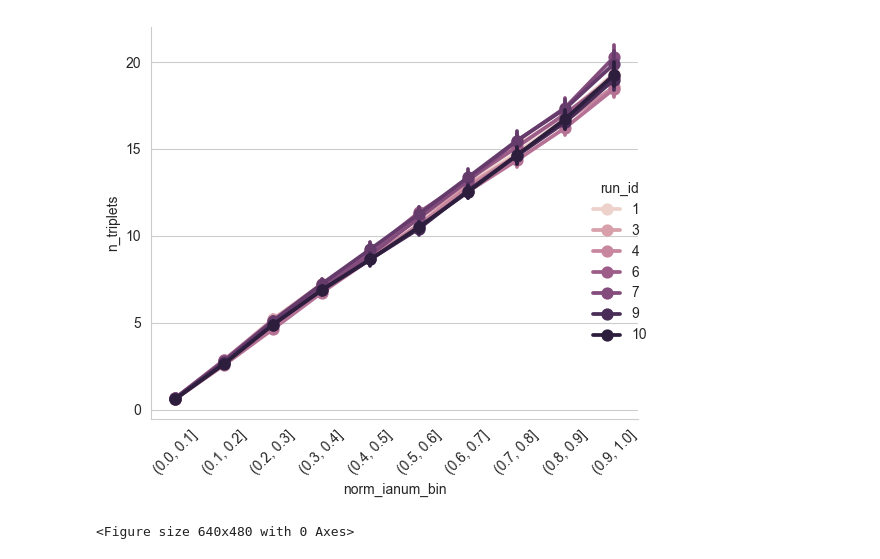
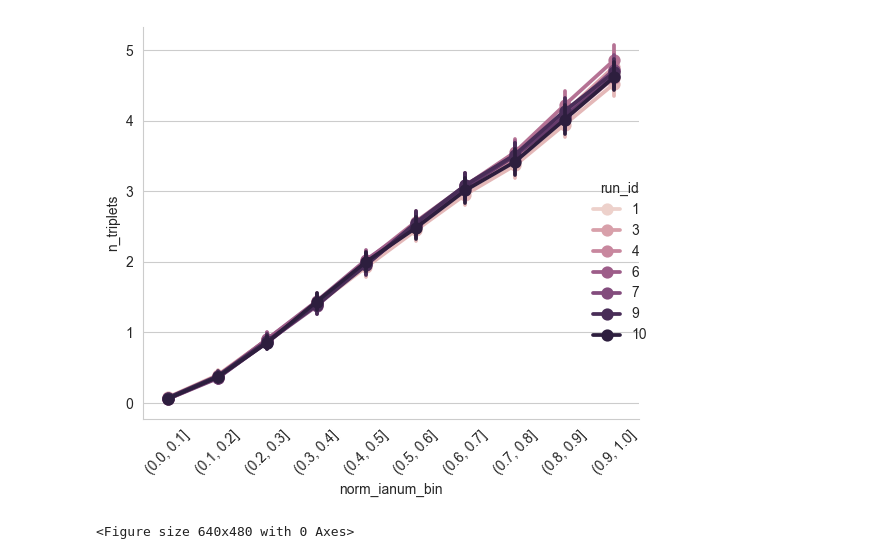
Before and after one commit to dritlopes/sentence_wrap_up_text2kg, a Jupyter notebook: src/visualisations.ipynb, the cells around one changed output. Drawn from its saved outputs; the diff is of its cells as text; code cells hidden in the pictures.

Commit message:
visualisations.ipynb: added plots; stats_analysis.R: added R script for stats analysis;

```diff
--- a/src/visualisations.ipynb
+++ b/src/visualisations.ipynb
@@ -66,15 +63,15 @@ plt.clf()
 # %%
 # Number of triplets per word position in text per run (for one corpus)
-corpus_name = 'meco'
+corpus_name = 'provo'
 model_name = 'gpt-4o-mini'
-df_corpus = pd.read_csv(f'../data/output/{model_name}/{corpus_name}/{corpus_name}_words_plus_triplets_gpt-4o-mini_all.csv')
+df_corpus = pd.read_csv(f'../data/output/{model_name}/{corpus_name}/{corpus_name}_words_plus_triplets_{model_name}.csv')
 df_corpus.dropna(subset=['n_triplets'], inplace=True)
 df_corpus['norm_ianum_bin'] = pd.cut(df_corpus['norm_ianum'], bins=[0,.1,.2,.3,.4,.5,.6,.7,.8,.9,1.])
 graph = sns.catplot(df_corpus, x='norm_ianum_bin', y='n_triplets', hue='run_id', kind="point")
 plt.xticks(rotation=45)
 plt.tight_layout()
 plt.show()
 plt.clf()
 # %% [output]
-[figure, old version]
+[figure, new version]
 <Figure size 640x480 with 0 Axes>
```
Also changed, not shown: parts of 8 cells of this notebook, 4 other files.
